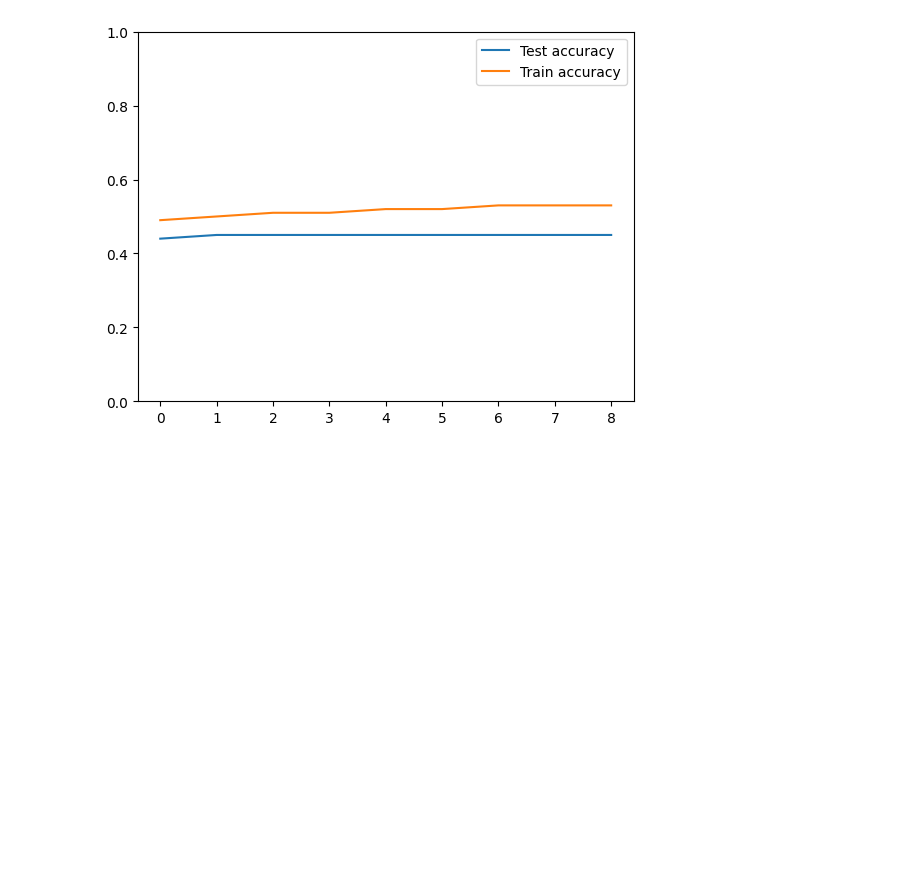
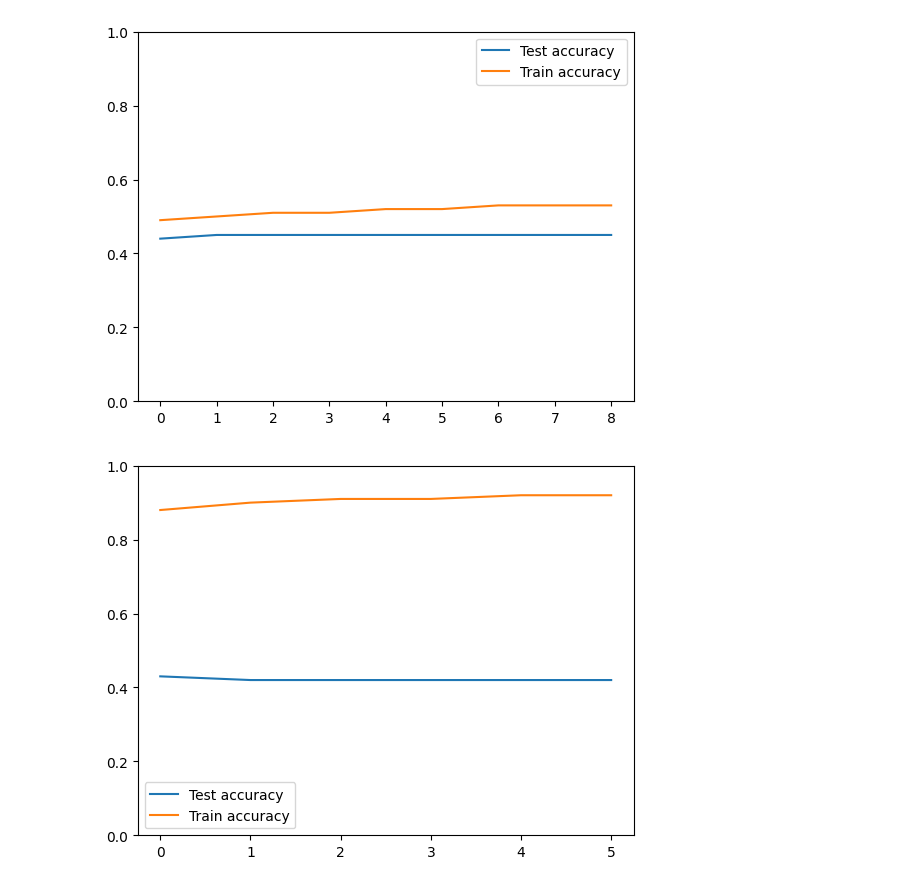
Before and after one commit to Massimo-Horvath/LLM-DeepLearning, a Jupyter notebook: LLM_Horvath_Folly-Dogba.ipynb, the cells around one changed output. Cells and saved outputs as stored; diff of their text form; code cells hidden in the pictures; blank space fills up the shorter version.

```diff
--- a/LLM_Horvath_Folly-Dogba.ipynb
+++ b/LLM_Horvath_Folly-Dogba.ipynb
@@ -423,10 +409,9 @@ def load_params(file_path):
 ---
 # Acuracy function
 # %%
-def Accuracy(model , dataset,train_data = False, second_best = False):
+def Accuracy(model , dataset, second_best = False):
     model.to(device)
     model.eval()
-    dataset.set_data_mode(train_mode = train_data)
 
     correct = 0
     total = 0
@@ -480,22 +465,25 @@ def generate_text(model, start_text, length, stoi, itos, block_size, device):
 # Training our model
 # %%
 # Version du modèle
-letter = 'light_context64'
+letter = 'test'
 
 # Configurations
-block_size = 64
-batch_size = 100
-n_red = 32
-n_embd = 128  # Attention : n_reduction * n_head doit diviser n_embd
-n_layer = 4
-n_head = 4    # Nombre de têtes d'attention (N'affecte pas la vitesse)
-n_epochs = 10
+block_size = 32
+batch_size = 200
+n_red = 8
+n_embd = 256  # Attention : n_reduction * n_head doit diviser n_embd
+n_layer = 8
+n_head = 8    # Nombre de têtes d'attention (N'affecte pas la vitesse)
+n_epochs = 8
 lr = 3e-4
 
 # Initialisation du modèle
 model = GPT(vocab_size=len(vocab), block_size=block_size, n_embd=n_embd, n_layer=n_layer, n_head=n_head,n_red=n_red)
 
 dataset = CharDataset(tokenized_text, tokens, block_size=block_size)
+
+generator = torch.Generator().manual_seed(42)
+trainset, testset = torch.utils.data.random_split(dataset, [10/11, 1/11], generator=generator)
 
 state_params_saver = {
     'block_size': block_size,
@@ -510,7 +498,7 @@ state_params_saver = {
 # saving parameters
 file_path = f"./saved_models/{letter}_models_params.json"
 
-save_params(file_path, state_params_saver)
+save_params(file_path, state_params_saver, force=True)
 
 nb_params = sum([param.view(-1).size()[0] for param in model.parameters()])
 
@@ -520,5 +508,4 @@ Nombre de paramètres du modèle : 6933350
 # %%
-
-train(model, dataset, batch_size, n_epochs, lr, device,letter=letter)
+train(model, trainset,testset, batch_size, n_epochs, lr, device,letter=letter)
 # %% [output]
 Test du modèle
@@ -546,8 +516,8 @@ Epoch 10/10, Loss: 0.0229, Test Loss: 0.0292
 ---
 # Load a Model
 # %%
-letter = 'light'
-version = 10
+letter = 'Balanced'
+version = 1
 
 # reading parameters
 file_path = f"./saved_models/{letter}_models_params.json"
@@ -677,3 +647,7 @@ plot_acc('light',10)
 plot_acc('light_context64',10)
 # %% [output]
 [figure]
+# %%
+plot_acc('Balanced',7)
+# %% [output]
+[figure, added]
```
Also changed, not shown: parts of 12 cells of this notebook.
